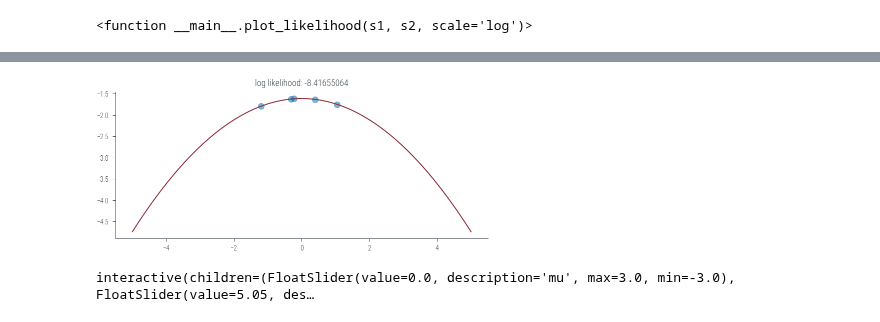
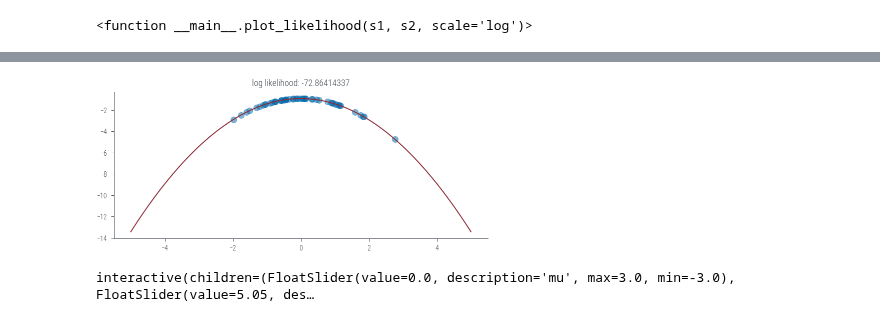
Before and after one commit to nipunbatra/pml-teaching, a Jupyter notebook: notebooks/mle-univariate.ipynb, the cells around one changed output, grey strips where cells are left out. Cells and saved outputs as stored; diff of their text form; code cells hidden in the pictures.

```diff
--- a/notebooks/mle-univariate.ipynb
+++ b/notebooks/mle-univariate.ipynb
@@ -264,8 +264,9 @@ interactive(children=(IntSlider(value=50, description='s1'), IntSlider(value=50,
 # %%
 # Let us now consider some N points from a univariate Gaussian distribution with mean 0 and variance 1.
 
-N = 5
+N = 50
 torch.manual_seed(2)
 samples = torch.distributions.Normal(0, 1).sample((N,))
 samples
+samples.mean(), samples.std(correction=0)
 # %% [output]
@@ -277,0 +279,3 @@ plt.scatter(samples, np.zeros_like(samples))
+# %%
+dist = torch.distributions.Normal(0, 1)
+dist.log_prob(samples)
@@ -293,10 +305,10 @@ def plot_normal(mu, sigma):
     plt.scatter(samples, dist.log_prob(samples), color='C3', alpha=0.5)
     plt.title(f'log likelihood: {loglik:.8f}')
 # %%
-plot_normal(0, 2)
+plot_normal(0, 1)
 #plt.ylim(-1.7, -1.6)
 # %% [output]
-[figure, old version]
+[figure, new version]
 # %%
 interact(plot_normal, mu=(-3.0, 3.0), sigma=(0.1, 10))
 # %% [output]
```
Also changed, not shown: parts of 7 cells of this notebook, 6 other files.
